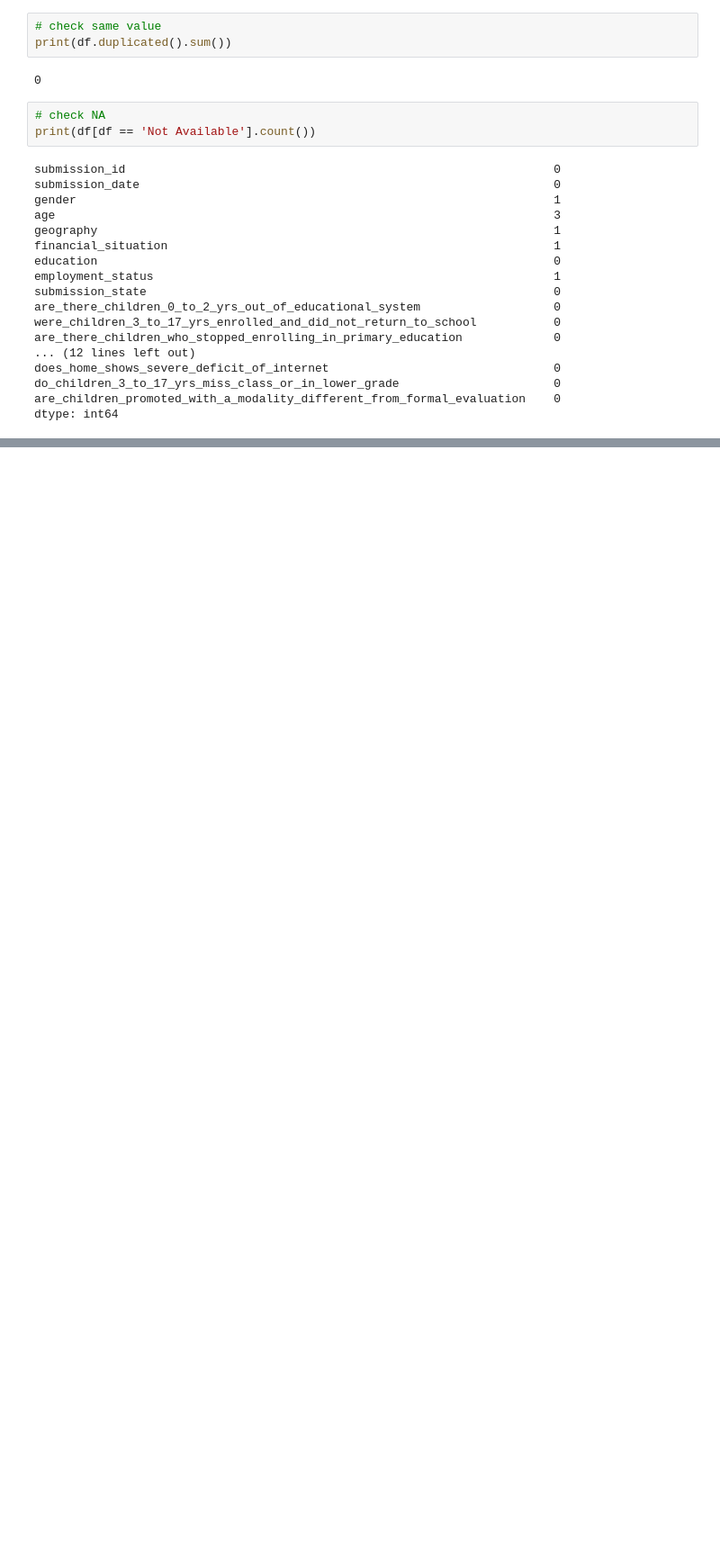
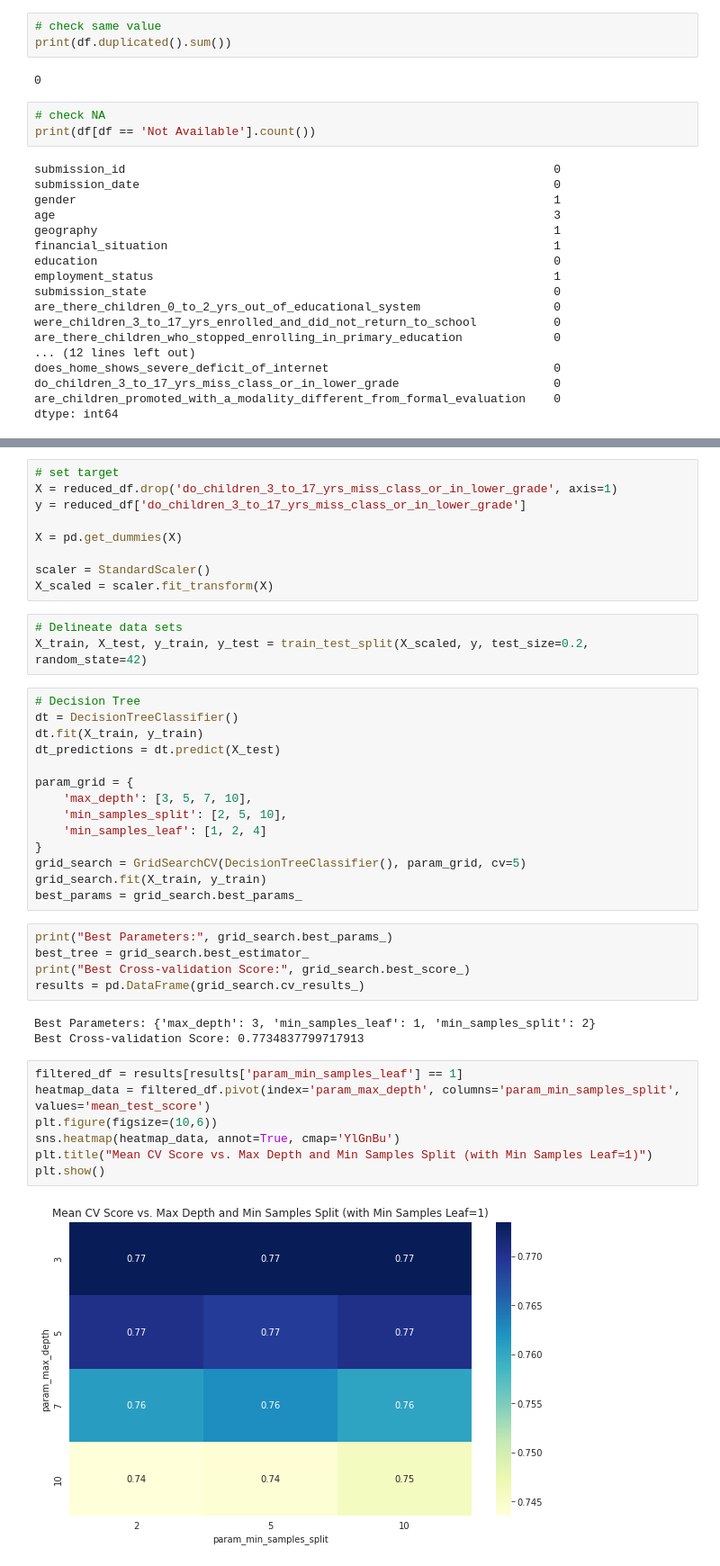
Before and after one commit to Jabin0214/DM722, a Jupyter notebook: Untitled.ipynb, the cells around one changed output, grey strips where cells are left out. Shown at 90% size. Cells and saved outputs as stored; diff of their text form; blank space fills up the shorter version.

```diff
--- a/Untitled.ipynb
+++ b/Untitled.ipynb
@@ -146,0 +297,43 @@ dtype: int64
+# %%
+# set target
+X = reduced_df.drop('do_children_3_to_17_yrs_miss_class_or_in_lower_grade', axis=1)
+y = reduced_df['do_children_3_to_17_yrs_miss_class_or_in_lower_grade']
+
+X = pd.get_dummies(X)
+
+scaler = StandardScaler()
+X_scaled = scaler.fit_transform(X)
+# %%
+# Delineate data sets
+X_train, X_test, y_train, y_test = train_test_split(X_scaled, y, test_size=0.2, random_state=42)
+# %%
+# Decision Tree
+dt = DecisionTreeClassifier()
+dt.fit(X_train, y_train)
+dt_predictions = dt.predict(X_test)
+
+param_grid = {
+    'max_depth': [3, 5, 7, 10],
+    'min_samples_split': [2, 5, 10],
+    'min_samples_leaf': [1, 2, 4]
+}
+grid_search = GridSearchCV(DecisionTreeClassifier(), param_grid, cv=5)
+grid_search.fit(X_train, y_train)
+best_params = grid_search.best_params_
+# %%
+print("Best Parameters:", grid_search.best_params_)
+best_tree = grid_search.best_estimator_
+print("Best Cross-validation Score:", grid_search.best_score_)
+results = pd.DataFrame(grid_search.cv_results_)
+# %% [output]
+Best Parameters: {'max_depth': 3, 'min_samples_leaf': 1, 'min_samples_split': 2}
+Best Cross-validation Score: 0.7734837799717913
+# %%
+filtered_df = results[results['param_min_samples_leaf'] == 1]
+heatmap_data = filtered_df.pivot(index='param_max_depth', columns='param_min_samples_split', values='mean_test_score')
+plt.figure(figsize=(10,6))
+sns.heatmap(heatmap_data, annot=True, cmap='YlGnBu')
+plt.title("Mean CV Score vs. Max Depth and Min Samples Split (with Min Samples Leaf=1)")
+plt.show()
+# %% [output]
+[figure, added]
```
Also changed, not shown: parts of 47 cells of this notebook.
